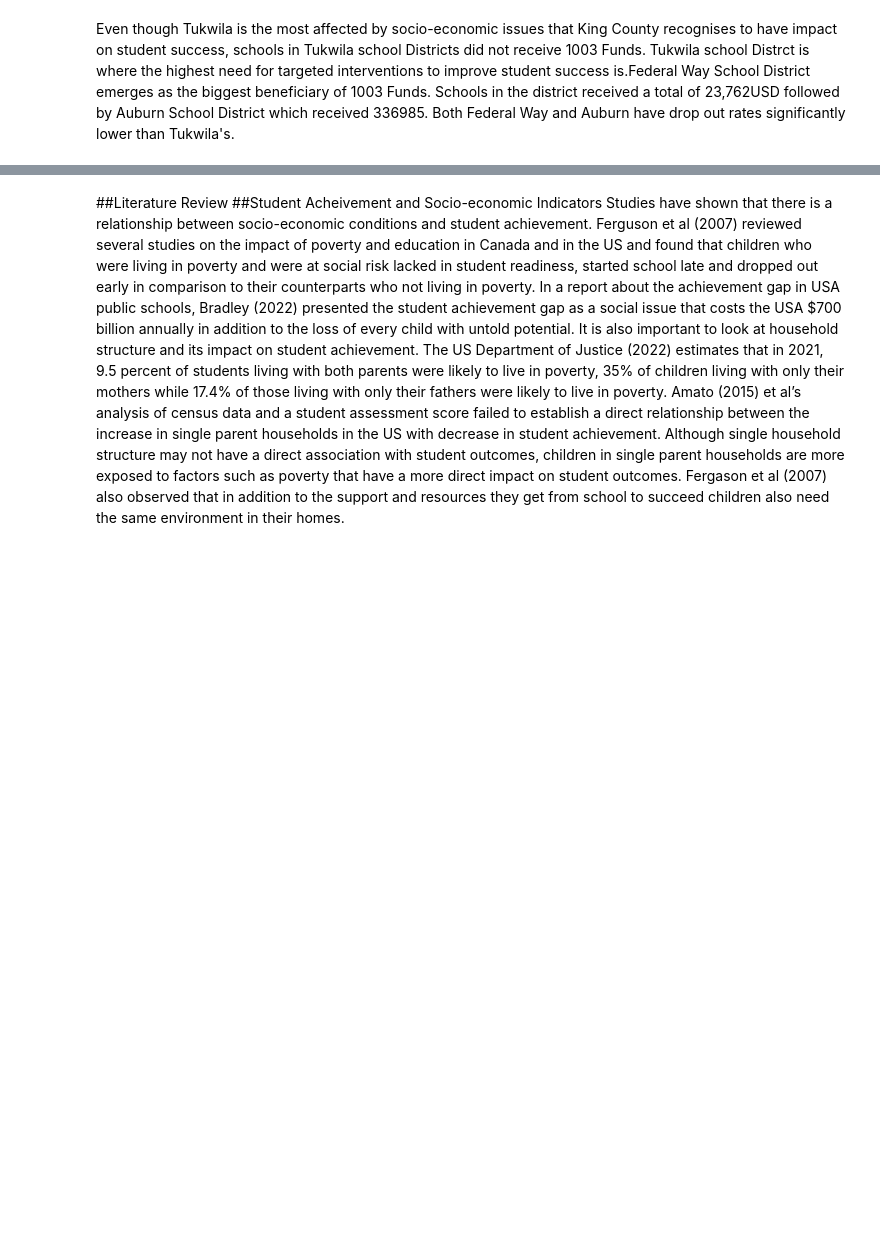
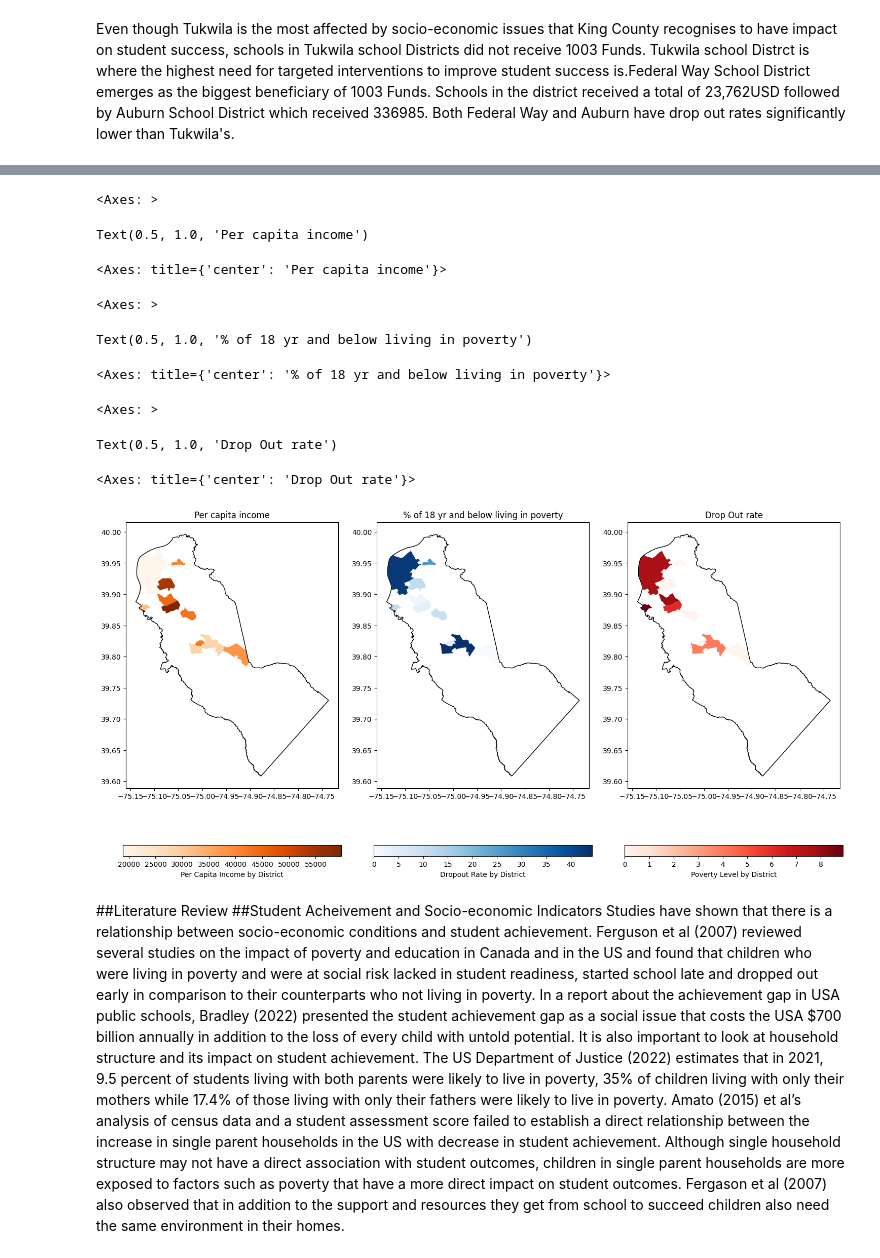
Before and after one commit to Spontyrupple/mamaine, a Jupyter notebook: king_county.ipynb, the cells around one changed output, grey strips where cells are left out. Cells and saved outputs as stored; diff of their text form; code cells hidden in the pictures; blank space fills up the shorter version.

```diff
--- a/king_county.ipynb
+++ b/king_county.ipynb
@@ -571,0 +584,3 @@ Even though Tukwila is the most affected by socio-economic issues that King Coun
+# %%
+njzc=pd.read_csv('https://github.com/Spontyrupple/mamaine/raw/refs/heads/main/Camden%20County.csv')
+njzc.rename(columns={'Geo_NAME': 'NAME'}, inplace=True)
@@ -571,0 +595,3 @@ Even though Tukwila is the most affected by socio-economic issues that King Coun
+# %%
+camden = pd.merge(njz, njzc, on='NAME',how='outer',indicator=True)
+camden[['Drop Out rate ','Per capita income','Living in poverty','_merge']]
@@ -571,0 +612,49 @@ Even though Tukwila is the most affected by socio-economic issues that King Coun
+# %%
+camden = camden.query('_merge == "both"')
+# %%
+! wget -q -O Camden_County_Boundary.zip https://github.com/Spontyrupple/mamaine/raw/refs/heads/main/Camden_County_Boundary.zip
+zip_ref = zipfile.ZipFile('Camden_County_Boundary.zip', 'r')
+zip_ref.extractall()
+zip_ref.close()
+ccounty=gpd.read_file('Camden_County_Boundary.shp')
+# %%
+fig, axes = plt.subplots(1, 3, figsize=(15, 8))  # Adjust figsize as needed
+ccounty=ccounty.to_crs(camden.crs)
+
+# Plot Per Capita Income
+camden.plot(column='Per capita income', ax=axes[0], legend=True,
+                    cmap='Oranges', legend_kwds={'label': "Per Capita Income by District",
+                                              'orientation': "horizontal"})
+axes[0].set_title('Per capita income')
+ccounty.boundary.plot(ax=axes[0], linewidth=1, color='black')
+
+# Plot Dropout Rate
+camden.plot(column='Living in poverty', ax=axes[1], legend=True,
+                 cmap='Blues', legend_kwds={'label': "Dropout Rate by District",
+                                            'orientation': "horizontal"})
+axes[1].set_title('% of 18 yr and below living in poverty')
+ccounty.plot(ax=axes[1], color='none', edgecolor='black')
+
+# Plot Poverty Level
+camden.plot(column='Drop Out rate ', ax=axes[2], legend=True,
+                 cmap='Reds', legend_kwds={'label': "Poverty Level by District",
+                                           'orientation': "horizontal"})
+axes[2].set_title('Drop Out rate')
+ccounty.plot(ax=axes[2], color='none', edgecolor='black')
+
+# Adjust the layout for better spacing between plots
+plt.tight_layout()
+
+# Display the maps
+plt.show()
+# %% [output]
+<Axes: >
+Text(0.5, 1.0, 'Per capita income')
+<Axes: title={'center': 'Per capita income'}>
+<Axes: >
+Text(0.5, 1.0, '% of 18 yr and below living in poverty')
+<Axes: title={'center': '% of 18 yr and below living in poverty'}>
+<Axes: >
+Text(0.5, 1.0, 'Drop Out rate')
+<Axes: title={'center': 'Drop Out rate'}>
+[figure, added]
```
Also changed, not shown: parts of 11 cells of this notebook.
